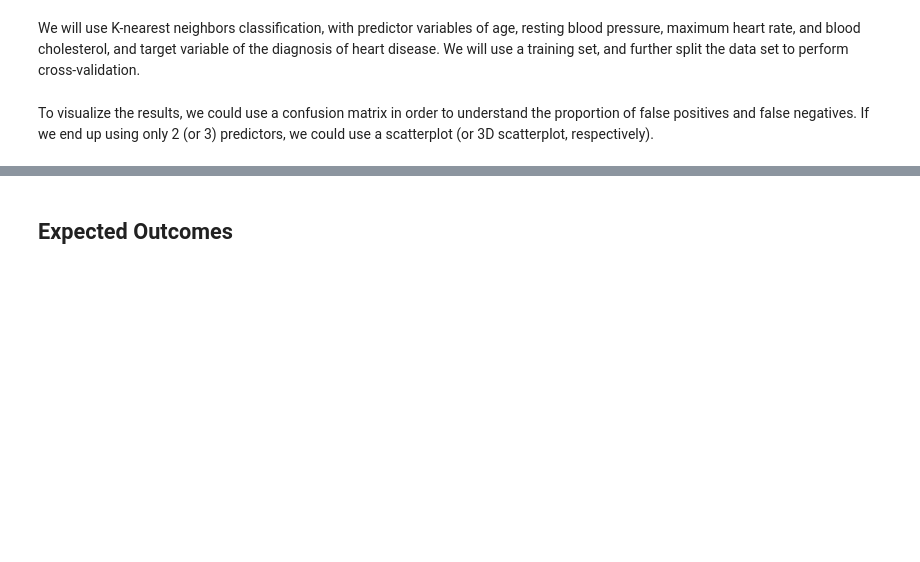
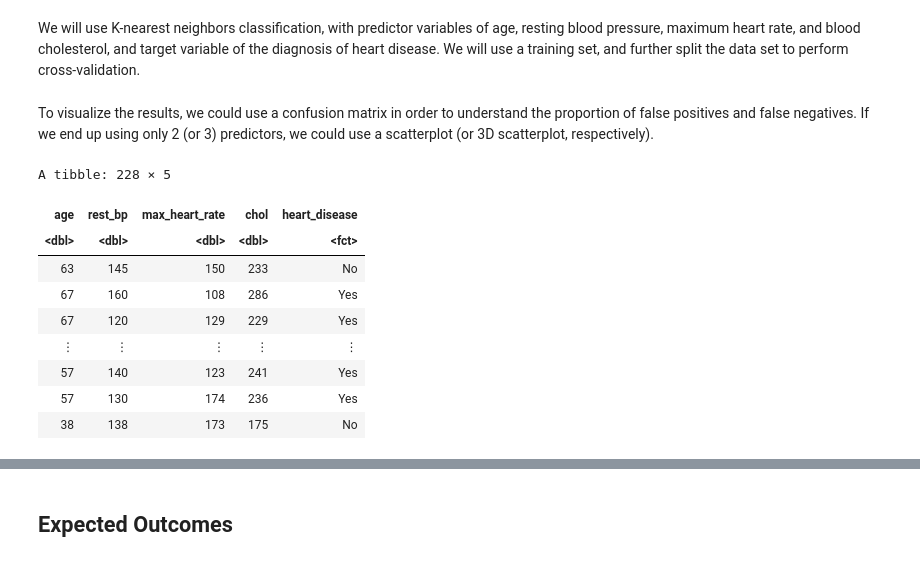
Before and after one commit to CameronGeisler/dsci-project, a Jupyter notebook: project.ipynb, the cells around one changed output, grey strips where cells are left out. Saved outputs shown, nothing was run; the diff lists cells and outputs as text; code cells hidden in the pictures; blank space fills up the shorter version.

```diff
--- a/project.ipynb
+++ b/project.ipynb
@@ -195,3 +200,16 @@ ggplot(heart_training, aes(x = chol, y = rest_bp, shape = heart_disease, color =
 We will use K-nearest neighbors classification, with predictor variables of age, resting blood pressure, maximum heart rate, and blood cholesterol, and target variable of the diagnosis of heart disease. We will use a training set, and further split the data set to perform cross-validation.
 # %% [markdown]
 To visualize the results, we could use a confusion matrix in order to understand the proportion of false positives and false negatives. If we end up using only 2 (or 3) predictors, we could use a scatterplot (or 3D scatterplot, respectively).
+# %%
+heart_training
+# %% [output]
+A tibble: 228 × 5
+| age | rest_bp | max_heart_rate | chol | heart_disease |
+| <dbl> | <dbl> | <dbl> | <dbl> | <fct> |
+| 63 | 145 | 150 | 233 | No |
+| 67 | 160 | 108 | 286 | Yes |
+| 67 | 120 | 129 | 229 | Yes |
+| ⋮ | ⋮ | ⋮ | ⋮ | ⋮ |
+| 57 | 140 | 123 | 241 | Yes |
+| 57 | 130 | 174 | 236 | Yes |
+| 38 | 138 | 173 | 175 | No |
```
Also changed, not shown: parts of 6 cells of this notebook.
